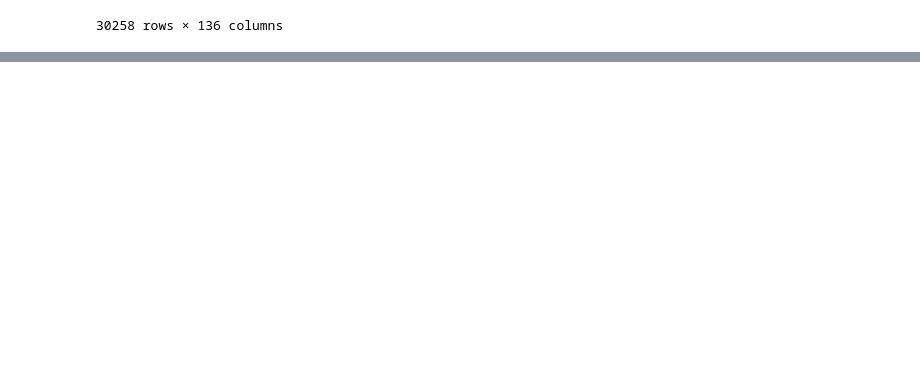
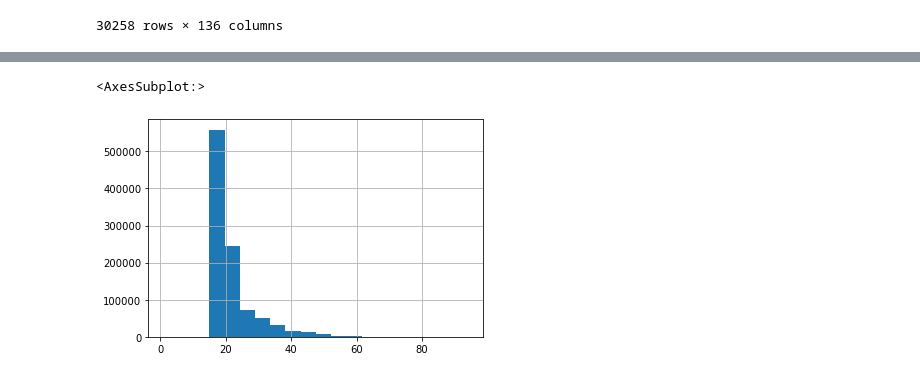
Before and after one commit to acaroloj/MicrodadosEnem_MA, a Jupyter notebook: Script/Inicial.ipynb, the cells around one changed output, grey strips where cells are left out. Saved outputs shown, nothing was run; the diff lists cells and outputs as text; code cells hidden in the pictures; blank space fills up the shorter version.

```diff
--- a/Script/Inicial.ipynb
+++ b/Script/Inicial.ipynb
@@ -80,0 +97,5 @@ dados_.loc[(dados_["SG_UF_RESIDENCIA"] == 'MA') & (dados_["TP_SEXO"] == 'F')]
+# %%
+dados_["NU_IDADE"].hist(bins = 20)
+# %% [output]
+<AxesSubplot:>
+[figure, added]
```
Also changed, not shown: parts of 2 cells of this notebook.
